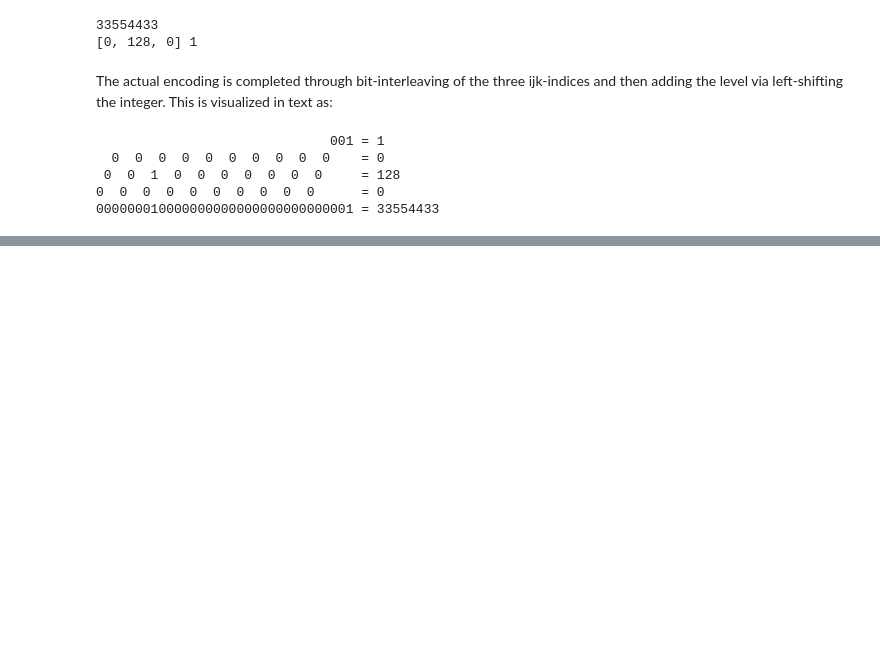
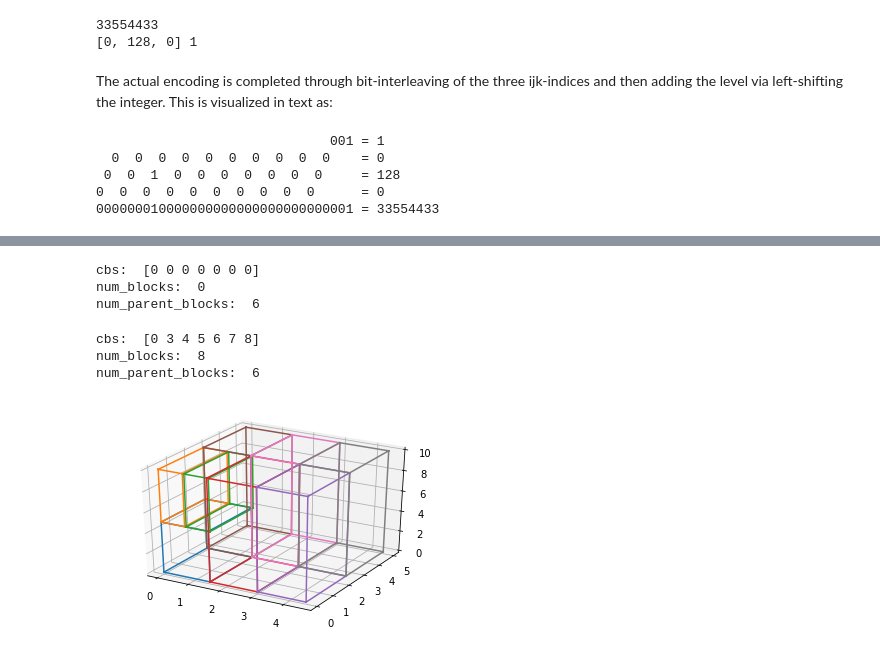
Before and after one commit to gmggroup/omf-python, a Jupyter notebook: notebooks/omf_cbs.ipynb, the cells around one changed output, grey strips where cells are left out. Saved outputs shown, nothing was run; the diff lists cells and outputs as text; code cells hidden in the pictures; blank space fills up the shorter version.

Commit message:
Arbitrary Sub Block Model proposal.
Includes some updates on calculated size and a better summary.

See also #58

```diff
--- a/notebooks/cbs_storage_regular.ipynb
+++ b/notebooks/omf_cbs.ipynb
@@ -259,3 +282,49 @@ import cbs_plot
 import z_order_utils
 import numpy as np
 %matplotlib inline
+# %%
+asbm = cbs.ArbitrarySubBlockModel()
+asbm.parent_block_size = [1.5, 2.5, 10.]
+asbm.parent_block_count = [3, 2, 1]
+asbm.validate();
+print('cbs: ', asbm.compressed_block_storage)
+print('num_blocks: ', asbm.num_blocks)
+print('num_parent_blocks: ', asbm.num_parent_blocks)
+# Nothing to plot to start with
+# %% [output]
+cbs:  [0 0 0 0 0 0 0]
+num_blocks:  0
+num_parent_blocks:  6
+# %%
+def add_parent_block(asbm, ijk):
+    """Nothing special about these, they are just sub-blocks."""
+    pbs = np.array(asbm.parent_block_size)
+    half = pbs / 2.0
+    offset = half + pbs * ijk
+    asbm._add_sub_blocks(ijk, offset, half*2)
+# %%
+# Something special for the first ones
+asbm._add_sub_blocks(
+    (0, 0, 0), [0.75, 1.25, 2.5], [1.5, 2.5, 5.]
+)
+asbm._add_sub_blocks(
+    (0, 0, 0), [0.375, 1.25, 7.5], [0.75, 2.5, 5.]
+)
+asbm._add_sub_blocks(
+    (0, 0, 0), [1.175, 1.25, 7.5], [0.75, 2.5, 5.]
+)
+add_parent_block(asbm, (1, 0, 0))
+add_parent_block(asbm, (2, 0, 0))
+add_parent_block(asbm, (0, 1, 0))
+add_parent_block(asbm, (1, 1, 0))
+add_parent_block(asbm, (2, 1, 0))
+
+print('cbs: ', asbm.compressed_block_storage)
+print('num_blocks: ', asbm.num_blocks)
+print('num_parent_blocks: ', asbm.num_parent_blocks)
+cbs_plot.plot_asbm(asbm)
+# %% [output]
+cbs:  [0 3 4 5 6 7 8]
+num_blocks:  8
+num_parent_blocks:  6
+[figure, added]
```
Also changed, not shown: parts of 7 cells of this notebook, 3 other files.
